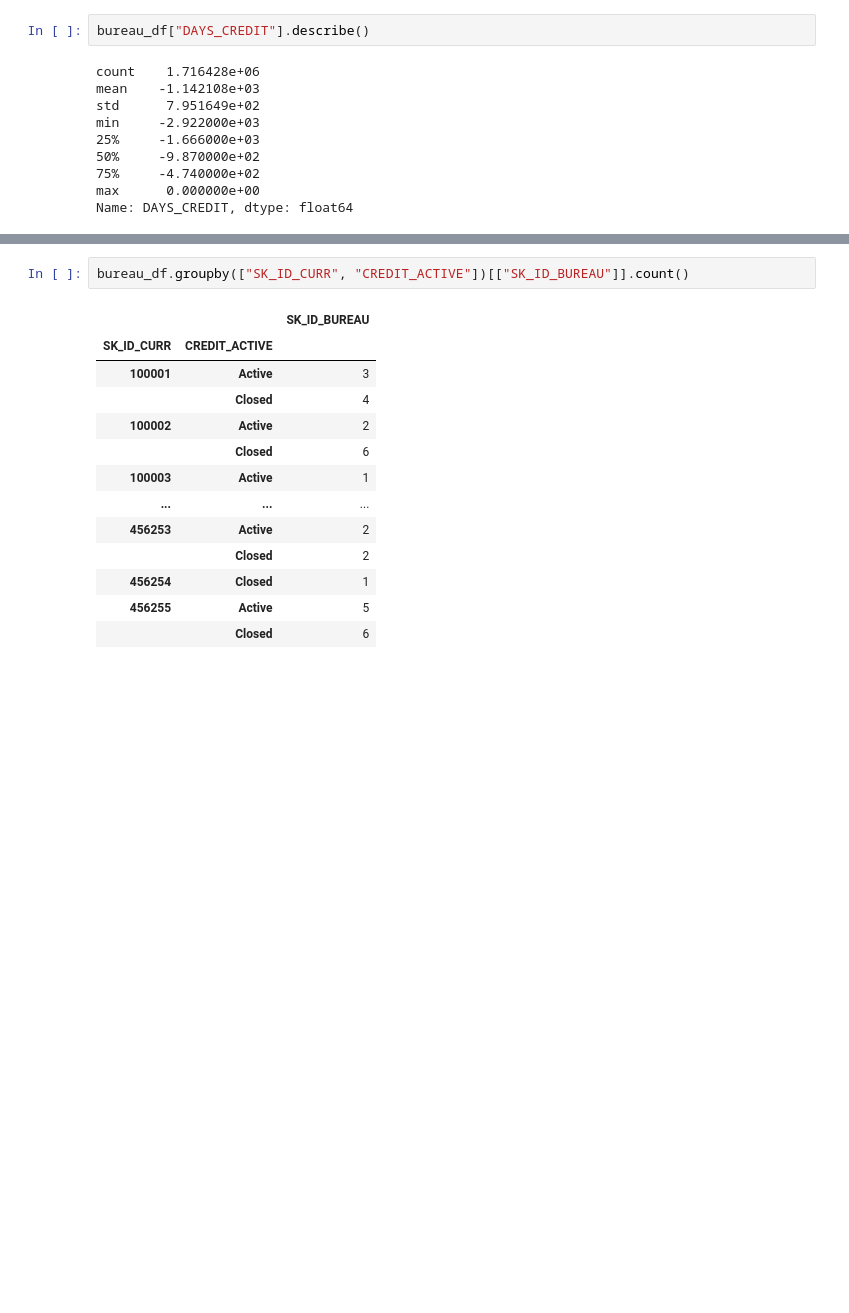
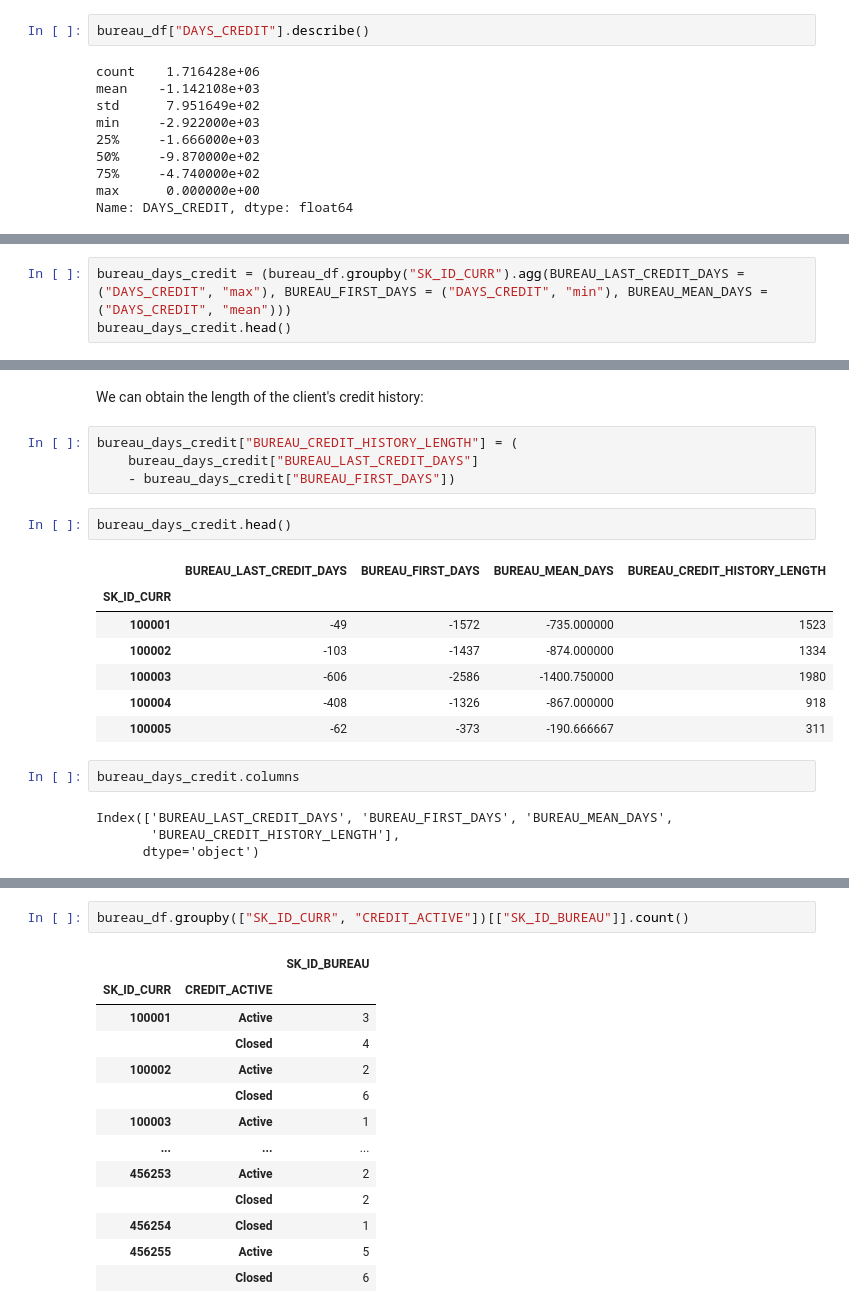
Before and after one commit to USL99/home-credit-default-risk, a Jupyter notebook: notebooks/03_feature_engineering.ipynb, the cells around one changed output, grey strips where cells are left out. Cells and saved outputs as stored; diff of their text form; blank space fills up the shorter version.

```diff
--- a/notebooks/03_feature_engineering.ipynb
+++ b/notebooks/03_feature_engineering.ipynb
@@ -110,0 +116,3 @@ Name: DAYS_CREDIT, dtype: float64
+# %%
+bureau_days_credit = (bureau_df.groupby("SK_ID_CURR").agg(BUREAU_LAST_CREDIT_DAYS = ("DAYS_CREDIT", "max"), BUREAU_FIRST_DAYS = ("DAYS_CREDIT", "min"), BUREAU_MEAN_DAYS = ("DAYS_CREDIT", "mean")))
+bureau_days_credit.head()
@@ -110,0 +127,23 @@ Name: DAYS_CREDIT, dtype: float64
+# %% [markdown]
+
+We can obtain the length of the client's credit history:
+# %%
+bureau_days_credit["BUREAU_CREDIT_HISTORY_LENGTH"] = (
+    bureau_days_credit["BUREAU_LAST_CREDIT_DAYS"]
+    - bureau_days_credit["BUREAU_FIRST_DAYS"])
+# %%
+bureau_days_credit.head()
+# %% [output]
+|  | BUREAU_LAST_CREDIT_DAYS | BUREAU_FIRST_DAYS | BUREAU_MEAN_DAYS | BUREAU_CREDIT_HISTORY_LENGTH |
+| SK_ID_CURR |  |  |  |  |
+| 100001 | -49 | -1572 | -735.000000 | 1523 |
+| 100002 | -103 | -1437 | -874.000000 | 1334 |
+| 100003 | -606 | -2586 | -1400.750000 | 1980 |
+| 100004 | -408 | -1326 | -867.000000 | 918 |
+| 100005 | -62 | -373 | -190.666667 | 311 |
+# %%
+bureau_days_credit.columns
+# %% [output]
+Index(['BUREAU_LAST_CREDIT_DAYS', 'BUREAU_FIRST_DAYS', 'BUREAU_MEAN_DAYS',
+       'BUREAU_CREDIT_HISTORY_LENGTH'],
+      dtype='object')
```
Also changed, not shown: parts of 9 cells of this notebook.
